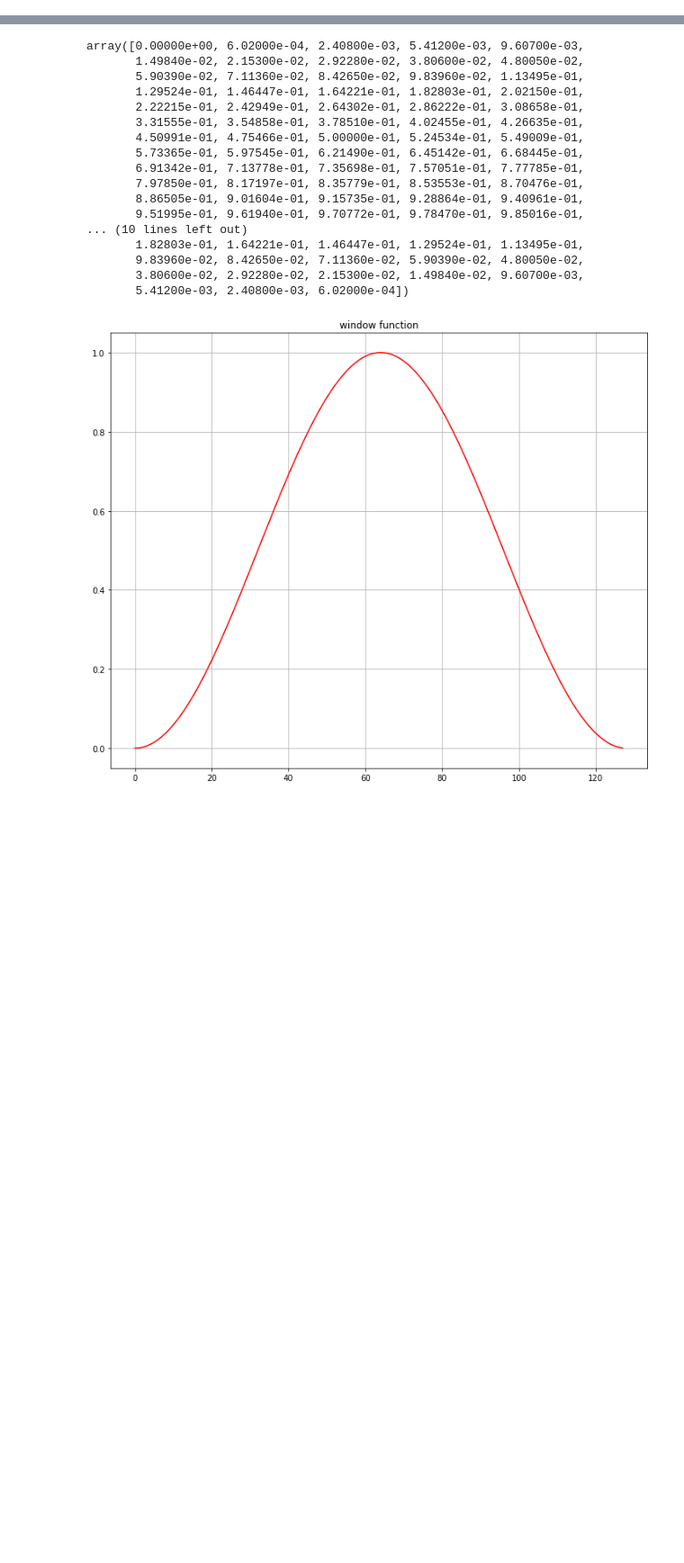
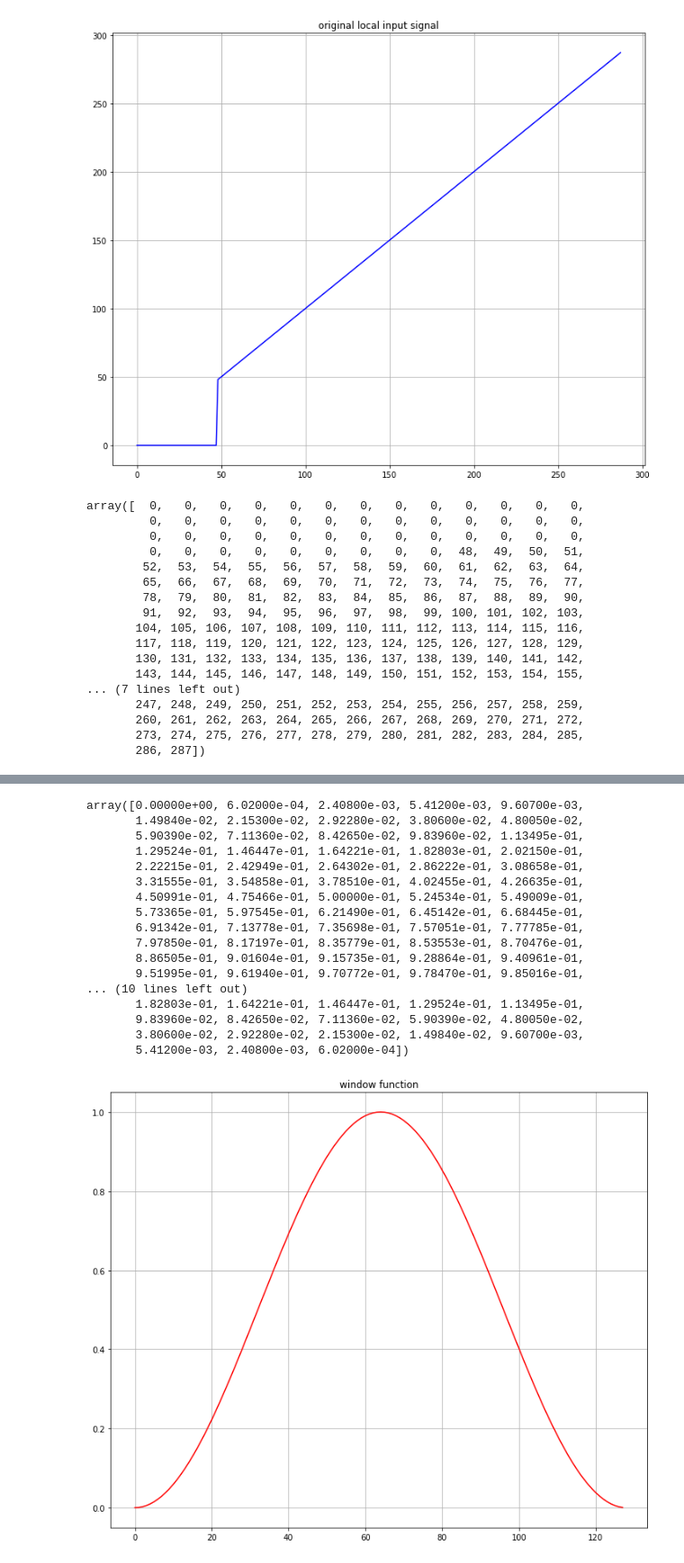
Before and after one commit to MI-Axel/ambiq_apollo, a Jupyter notebook: script/signal_processing/stft/STFT&ISTFT.ipynb, the cells around one changed output, grey strips where cells are left out. Shown: that part at 90% size. Drawn from its saved outputs; the diff is of its cells as text; code cells hidden in the pictures; blank space fills up the shorter version.

```diff
--- a/script/signal_processing/stft/STFT&ISTFT.ipynb
+++ b/script/signal_processing/stft/STFT&ISTFT.ipynb
@@ -147,3 +1,79 @@ plt.show()
+# %%
+import numpy as np
+import pandas as pd
+import scipy
+from scipy import signal
+import matplotlib.pyplot as plt
+
+local_input = []
+for i in range(288):
+    if i <48:
+        i = 0
+    local_input.append(i)
+#local_input = [
+#    0, 0, 0, 0, 0, 0, 0, 0,
+#    0, 0, 0, 0, 0, 0, 0, 0,
+#    0, 0, 0, 0, 0, 0, 0, 0,
+#    0, 0, 0, 0, 0, 0, 0, 0,
+#    0, 0, 0, 0, 0, 0, 0, 0,
+#    0, 0, 0, 0, 0, 0, 0, 0,
+#    0, 0, 0, 0, 0, 0, 0, 0,
+#    0, 0, 0, 0, 0, 0, 0, 0,
+#    48,  49,  50,  51, 52,  53,  54,  55,  56,  57,
+#    58,  59,  60,  61,  62,  63,  64, 65,  66,  67,
+#    68,  69,  70,  71,  72,  73,  74,  75,  76, 77,
+#    78,  79,  80,  81,  82,  83,  84,  85,  86, 87,
+#    88,  89,  90, 91,  92,  93,  94,  95,  96,  97,
+#    98,  99, 100, 101, 102, 103, 104, 105, 106, 107,
+#    108, 109, 110, 111, 112, 113, 114, 115, 116, 117,
+#    118, 119, 120, 121, 122, 123, 124, 125, 126, 127,
+#    48,  49,  50,  51, 52,  53,  54,  55,  56,  57,
+#    58,  59,  60,  61,  62,  63,  64, 65,  66,  67,
+#    68,  69,  70,  71,  72,  73,  74,  75,  76, 77,
+#    78,  79,  80,  81,  82,  83,  84,  85,  86, 87,
+#    88,  89,  90, 91,  92,  93,  94,  95,  96,  97,
+#    98,  99, 100, 101, 102, 103, 104, 105, 106, 107,
+#    108, 109, 110, 111, 112, 113, 114, 115, 116, 117,
+#    118, 119, 120, 121, 122, 123, 124, 125, 126, 127,
+#    48,  49,  50,  51, 52,  53,  54,  55,  56,  57,
+#    58,  59,  60,  61,  62,  63,  64, 65,  66,  67,
+#    68,  69,  70,  71,  72,  73,  74,  75,  76, 77,
+#    78,  79,  80,  81,  82,  83,  84,  85,  86, 87,
+#    88,  89,  90, 91,  92,  93,  94,  95,  96,  97,
+#    98,  99, 100, 101, 102, 103, 104, 105, 106, 107,
+#    108, 109, 110, 111, 112, 113, 114, 115, 116, 117,
+#    118, 119, 120, 121, 122, 123, 124, 125, 126, 127
+#]
+local_input = np.array(local_input)
+
+fig = plt.figure(figsize=(12,10))
+plt.title("original local input signal")
+plt.plot(local_input[:], 'b')
+#plt.plot(apollo_digital_filter_output, 'r')
+#plt.legend(('original', 'filtered'), loc='best')
+plt.grid(True)
+plt.show()
+
+local_input
+# %% [output]
+[figure, added]
+array([  0,   0,   0,   0,   0,   0,   0,   0,   0,   0,   0,   0,   0,
+         0,   0,   0,   0,   0,   0,   0,   0,   0,   0,   0,   0,   0,
+         0,   0,   0,   0,   0,   0,   0,   0,   0,   0,   0,   0,   0,
+         0,   0,   0,   0,   0,   0,   0,   0,   0,  48,  49,  50,  51,
+        52,  53,  54,  55,  56,  57,  58,  59,  60,  61,  62,  63,  64,
+        65,  66,  67,  68,  69,  70,  71,  72,  73,  74,  75,  76,  77,
+        78,  79,  80,  81,  82,  83,  84,  85,  86,  87,  88,  89,  90,
+        91,  92,  93,  94,  95,  96,  97,  98,  99, 100, 101, 102, 103,
+       104, 105, 106, 107, 108, 109, 110, 111, 112, 113, 114, 115, 116,
+       117, 118, 119, 120, 121, 122, 123, 124, 125, 126, 127, 128, 129,
+       130, 131, 132, 133, 134, 135, 136, 137, 138, 139, 140, 141, 142,
+       143, 144, 145, 146, 147, 148, 149, 150, 151, 152, 153, 154, 155,
+... (7 lines left out)
+       247, 248, 249, 250, 251, 252, 253, 254, 255, 256, 257, 258, 259,
+       260, 261, 262, 263, 264, 265, 266, 267, 268, 269, 270, 271, 272,
+       273, 274, 275, 276, 277, 278, 279, 280, 281, 282, 283, 284, 285,
+       286, 287])
 # %%
 hop = 80
 fft_len = window_length = 128
```
Also changed, not shown: parts of 9 cells of this notebook, 40 other files.
